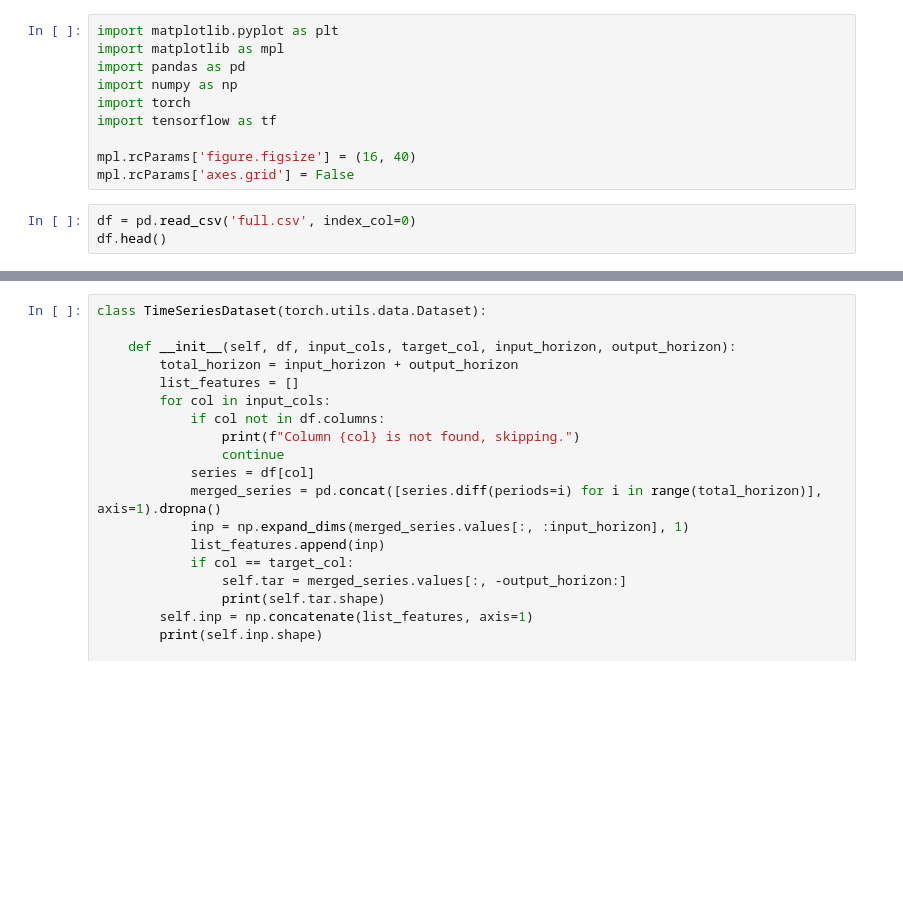
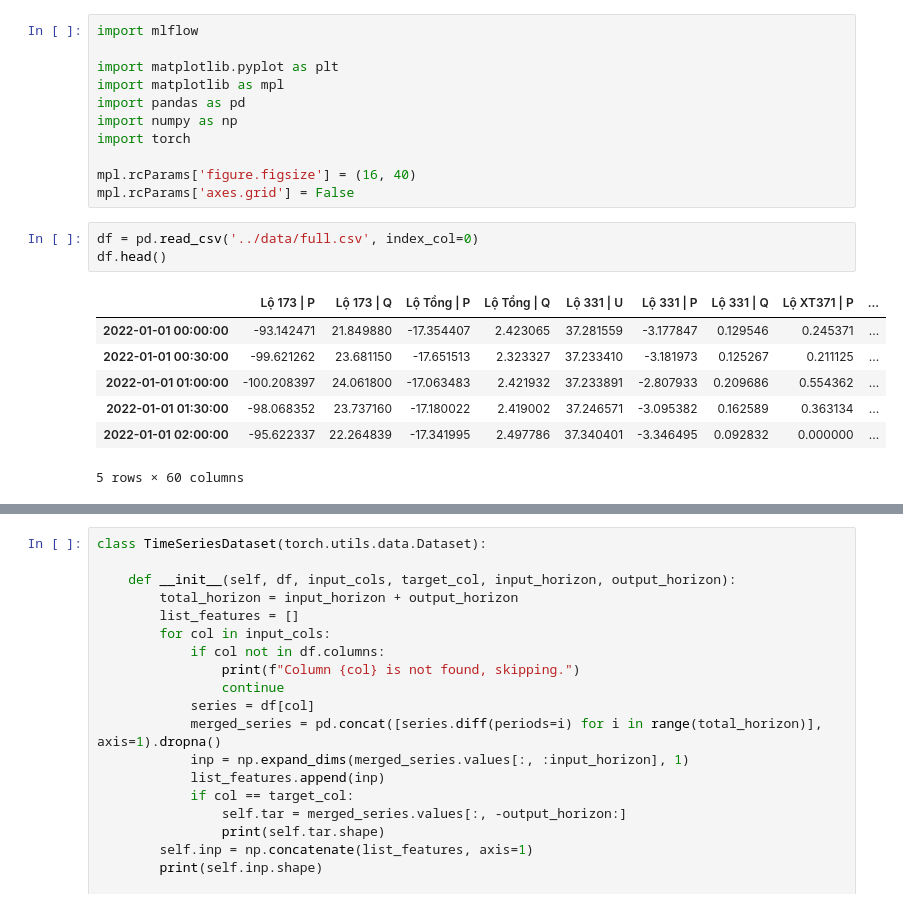
Before and after one commit to dfighter1312/data-science-collection, a Jupyter notebook: Topic 12 - MLFlow/notebooks/2-refactored.ipynb, the cells around one changed output, grey strips where cells are left out. Saved outputs shown, nothing was run; the diff lists cells and outputs as text; blank space fills up the shorter version.

```diff
--- a/Topic 12 - MLFlow/notebooks/2-refactored.ipynb
+++ b/Topic 12 - MLFlow/notebooks/2-refactored.ipynb
@@ -1,16 +1,25 @@
 # %%
+import mlflow
+
 import matplotlib.pyplot as plt
 import matplotlib as mpl
 import pandas as pd
 import numpy as np
 import torch
-import tensorflow as tf
 
 mpl.rcParams['figure.figsize'] = (16, 40)
 mpl.rcParams['axes.grid'] = False
 # %%
-df = pd.read_csv('full.csv', index_col=0)
+df = pd.read_csv('../data/full.csv', index_col=0)
 df.head()
+# %% [output]
+|  | Lộ 173 | P | Lộ 173 | Q | Lộ Tổng | P | Lộ Tổng | Q | Lộ 331 | U | Lộ 331 | P | Lộ 331 | Q | Lộ XT371 | P | ... |
+| 2022-01-01 00:00:00 | -93.142471 | 21.849880 | -17.354407 | 2.423065 | 37.281559 | -3.177847 | 0.129546 | 0.245371 | ... |
+| 2022-01-01 00:30:00 | -99.621262 | 23.681150 | -17.651513 | 2.323327 | 37.233410 | -3.181973 | 0.125267 | 0.211125 | ... |
+| 2022-01-01 01:00:00 | -100.208397 | 24.061800 | -17.063483 | 2.421932 | 37.233891 | -2.807933 | 0.209686 | 0.554362 | ... |
+| 2022-01-01 01:30:00 | -98.068352 | 23.737160 | -17.180022 | 2.419002 | 37.246571 | -3.095382 | 0.162589 | 0.363134 | ... |
+| 2022-01-01 02:00:00 | -95.622337 | 22.264839 | -17.341995 | 2.497786 | 37.340401 | -3.346495 | 0.092832 | 0.000000 | ... |
+5 rows × 60 columns
 # %%
 df.plot(subplots=True)
 plt.show()
```
Also changed, not shown: parts of 9 cells of this notebook, 52 other files.
